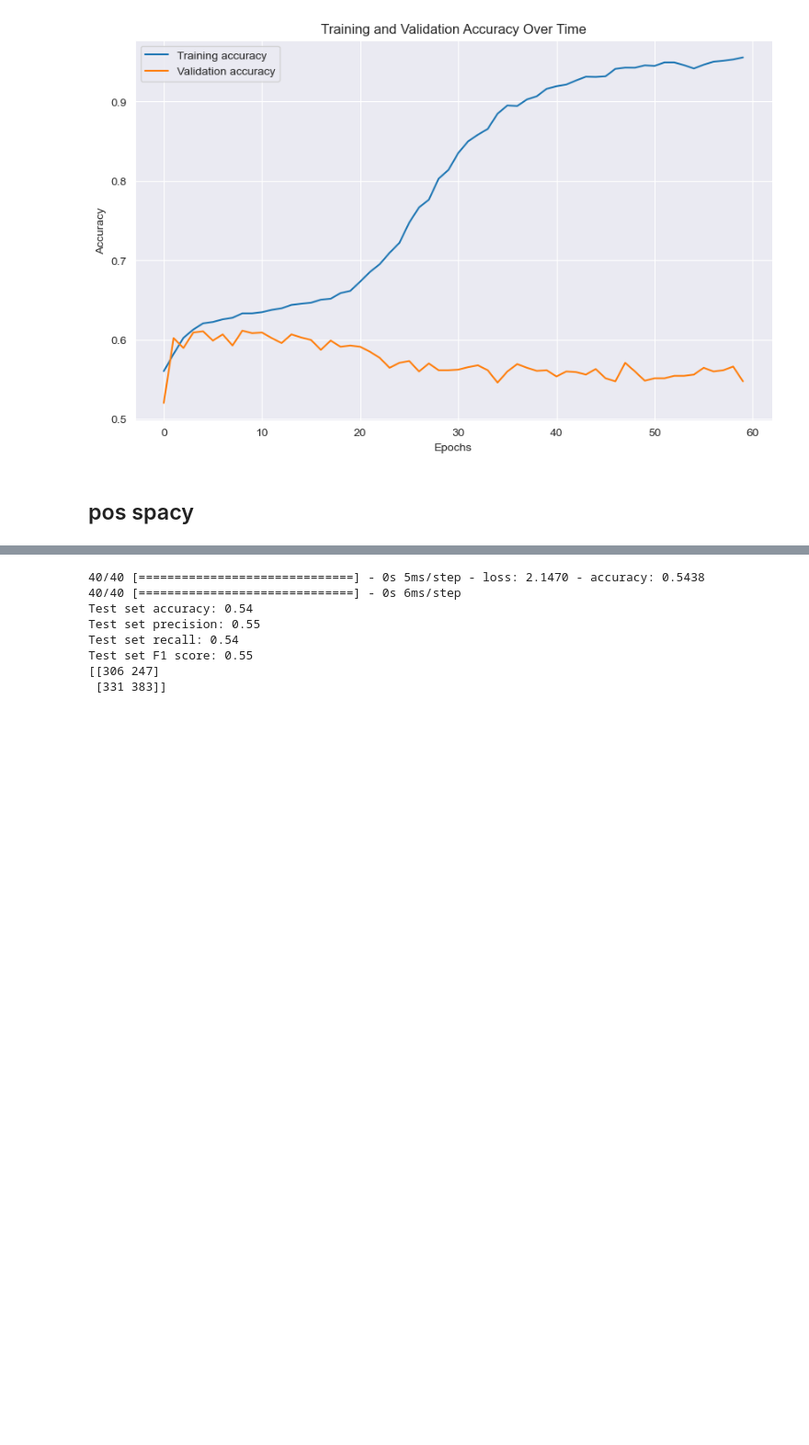
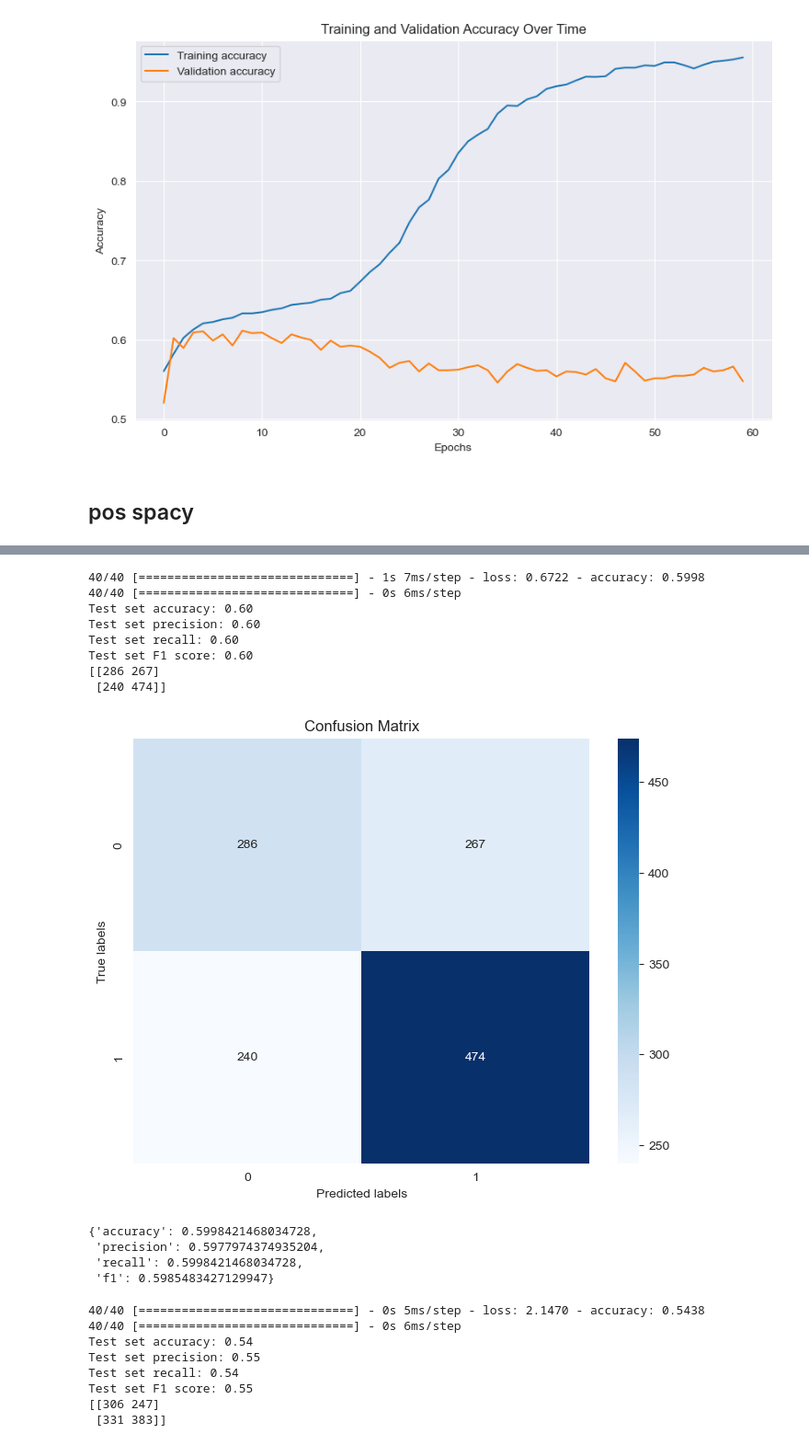
Before and after one commit to f4ths/fyp-fake-news-detection, a Jupyter notebook: ensemble.ipynb, the cells around one changed output, grey strips where cells are left out. Shown at 92% size. Drawn from its saved outputs; the diff is of its cells as text; code cells hidden in the pictures; blank space fills up the shorter version.

```diff
--- a/ensemble.ipynb
+++ b/ensemble.ipynb
@@ -1264,6 +1338,28 @@ Epoch 55/150
 80/80 [==============================] - 1s 11ms/step - loss: 0.2765 - accuracy: 0.9502 - val_loss: 2.4959 - val_accuracy: 0.5467
 Epoch 56/150
 80/80 [==============================] - 1s 9ms/step - loss: 0.2731 - accuracy: 0.9529 - val_loss: 2.2557 - val_accuracy: 0.5460
+# %%
+# CONFUSION MATRIX AND PREDICTIONS
+# Load the best model
+best_model_jaccard_pspacy_binary = load_model('best_model_jaccard_pspacy_binary.h5')
+# evaluate
+best_model_jaccard_pspacy_binary.evaluate([X_test_meta_jaccard, X_test_pos_spacy], Y_test_binary)
+best_model_jaccard_pspacy_binary_predictions = best_model_jaccard_pspacy_binary.predict([X_test_meta_jaccard, X_test_pos_spacy])
+plot_matrix_binary(best_model_jaccard_pspacy_binary_predictions)
+# %% [output]
+40/40 [==============================] - 1s 7ms/step - loss: 0.6722 - accuracy: 0.5998
+40/40 [==============================] - 0s 6ms/step
+Test set accuracy: 0.60
+Test set precision: 0.60
+Test set recall: 0.60
+Test set F1 score: 0.60
+[[286 267]
+ [240 474]]
+[figure, added]
+{'accuracy': 0.5998421468034728,
+ 'precision': 0.5977974374935204,
+ 'recall': 0.5998421468034728,
+ 'f1': 0.5985483427129947}
 # %%
 # evaluate dense_model_jaccard_pspacy_binary and make prediction and plot confusion matrix
 dense_model_jaccard_pspacy_binary.evaluate([X_test_meta_jaccard, X_test_pos_spacy], Y_test_binary)
```
Also changed, not shown: parts of 9 cells of this notebook.
